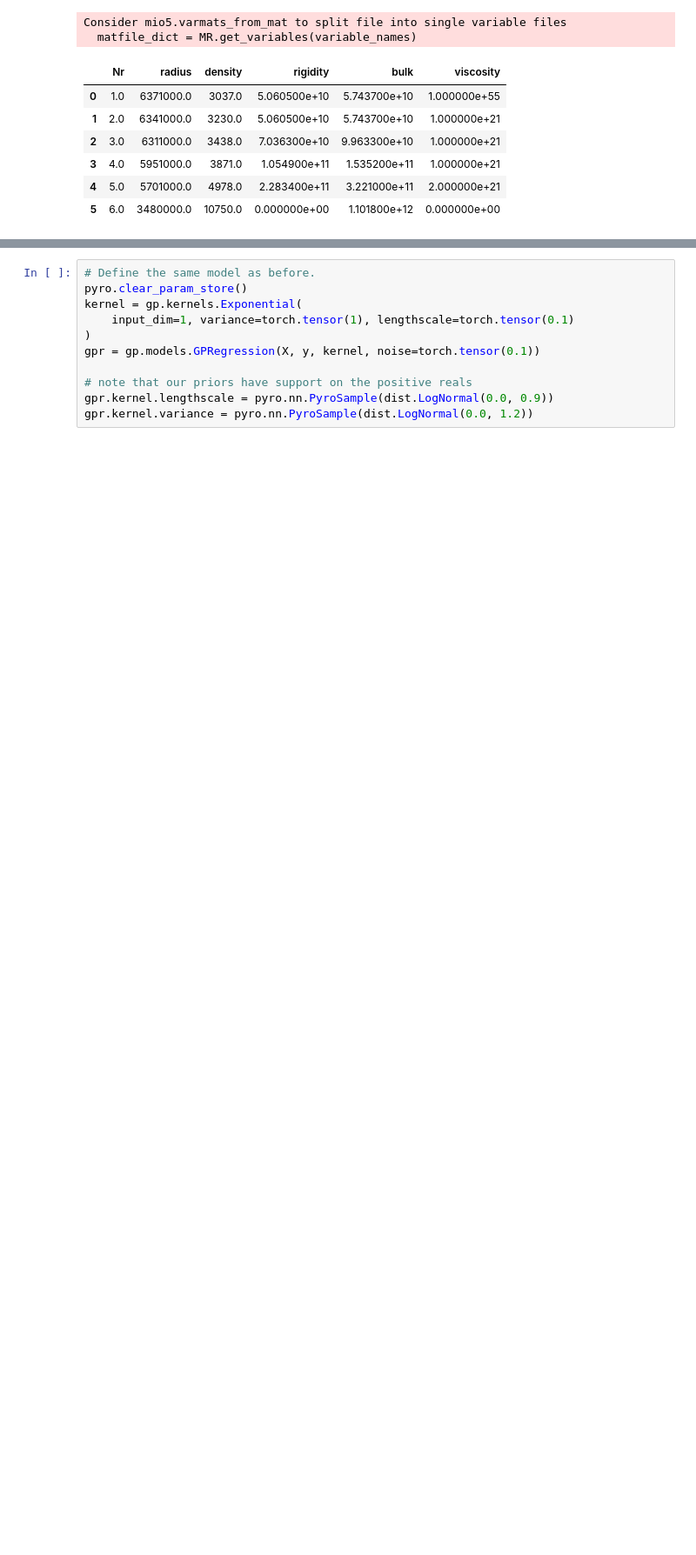
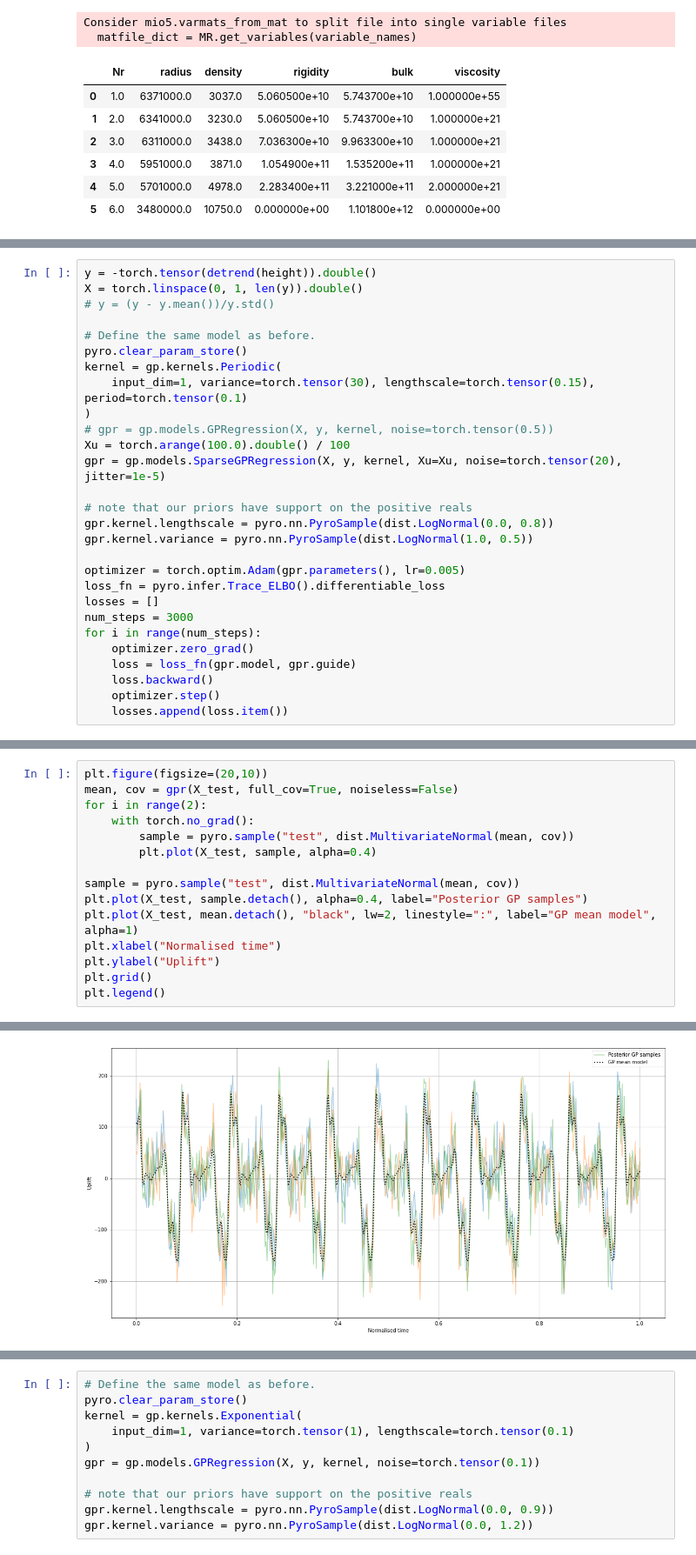
Before and after one commit to eyhl/premis, a Jupyter notebook: notebooks/gp_thickness.ipynb, the cells around one changed output, grey strips where cells are left out. Shown: that part at 87% size. Cells and saved outputs as stored; diff of their text form; blank space fills up the shorter version.

```diff
--- a/notebooks/gp_thickness.ipynb
+++ b/notebooks/gp_thickness.ipynb
@@ -622,0 +141,28 @@ rmse = 1.1688547563568734
+# %%
+y = -torch.tensor(detrend(height)).double()
+X = torch.linspace(0, 1, len(y)).double()
+# y = (y - y.mean())/y.std()
+
+# Define the same model as before.
+pyro.clear_param_store()
+kernel = gp.kernels.Periodic(
+    input_dim=1, variance=torch.tensor(30), lengthscale=torch.tensor(0.15), period=torch.tensor(0.1)
+)
+# gpr = gp.models.GPRegression(X, y, kernel, noise=torch.tensor(0.5))
+Xu = torch.arange(100.0).double() / 100
+gpr = gp.models.SparseGPRegression(X, y, kernel, Xu=Xu, noise=torch.tensor(20), jitter=1e-5)
+
+# note that our priors have support on the positive reals
+gpr.kernel.lengthscale = pyro.nn.PyroSample(dist.LogNormal(0.0, 0.8))
+gpr.kernel.variance = pyro.nn.PyroSample(dist.LogNormal(1.0, 0.5))
+
+optimizer = torch.optim.Adam(gpr.parameters(), lr=0.005)
+loss_fn = pyro.infer.Trace_ELBO().differentiable_loss
+losses = []
+num_steps = 3000
+for i in range(num_steps):
+    optimizer.zero_grad()
+    loss = loss_fn(gpr.model, gpr.guide)
+    loss.backward()
+    optimizer.step()
+    losses.append(loss.item())
@@ -622,0 +220,16 @@ rmse = 1.1688547563568734
+# %%
+plt.figure(figsize=(20,10))
+mean, cov = gpr(X_test, full_cov=True, noiseless=False)
+for i in range(2):
+    with torch.no_grad():
+        sample = pyro.sample("test", dist.MultivariateNormal(mean, cov))
+        plt.plot(X_test, sample, alpha=0.4)
+
+sample = pyro.sample("test", dist.MultivariateNormal(mean, cov))
+plt.plot(X_test, sample.detach(), alpha=0.4, label="Posterior GP samples")
+plt.plot(X_test, mean.detach(), "black", lw=2, linestyle=":", label="GP mean model", alpha=1)
+plt.xlabel("Normalised time")
+plt.ylabel("Uplift")
+plt.grid()
+plt.legend()
+# %% [output]
@@ -622,0 +237 @@ rmse = 1.1688547563568734
+[figure, added]
```
Also changed, not shown: parts of 67 cells of this notebook, 4 other files.
